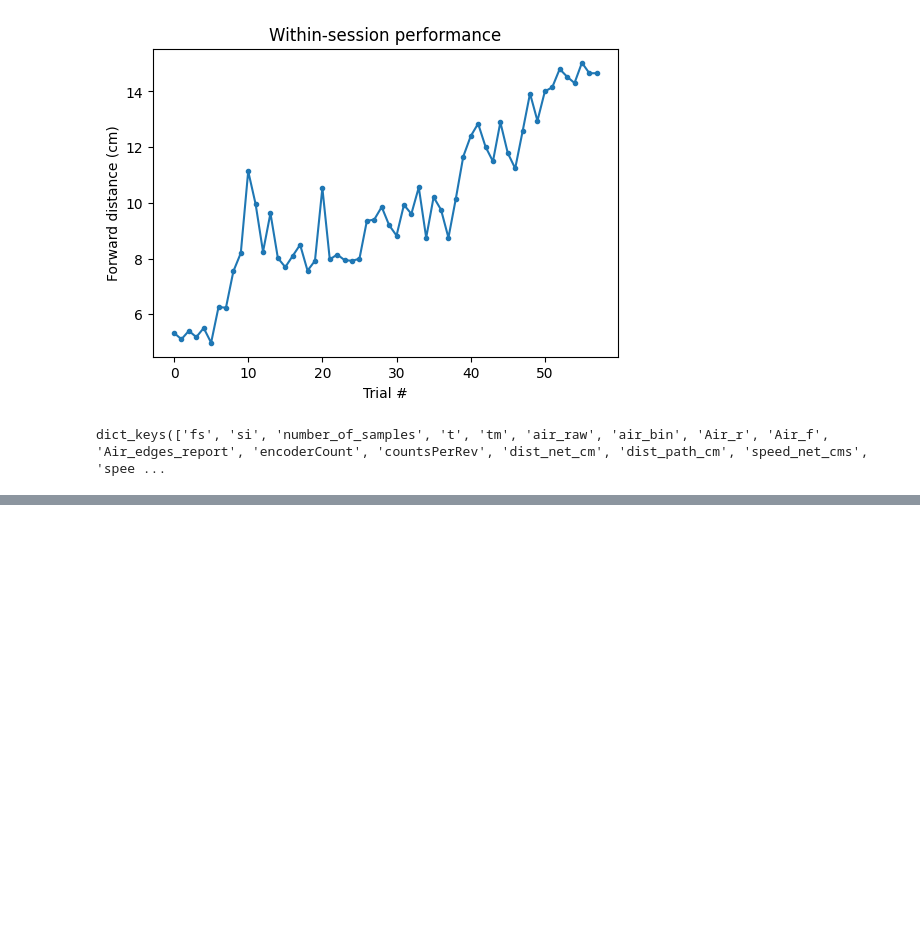
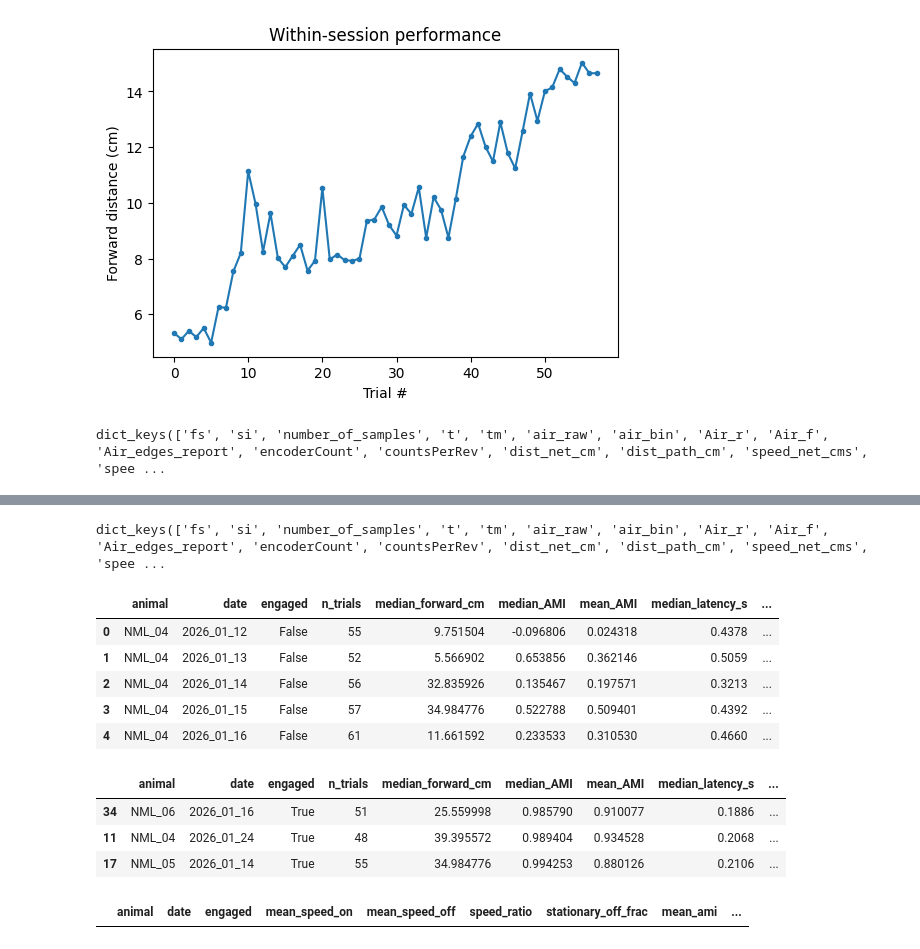
Before and after one commit to neuromomentumlab/Classical_Conditioning_Air_Wheel, a Jupyter notebook: Python/notebooks/ami.ipynb, the cells around one changed output, grey strips where cells are left out. Cells and saved outputs as stored; diff of their text form; code cells hidden in the pictures; blank space fills up the shorter version.

```diff
--- a/Python/notebooks/ami.ipynb
+++ b/Python/notebooks/ami.ipynb
@@ -87,0 +112,33 @@ trial_df.head()
+# %%
+b = results["NML_04"]["2026_01_12"]
+print(b.keys())
+# %% [output]
+dict_keys(['fs', 'si', 'number_of_samples', 't', 'tm', 'air_raw', 'air_bin', 'Air_r', 'Air_f', 'Air_edges_report', 'encoderCount', 'countsPerRev', 'dist_net_cm', 'dist_path_cm', 'speed_net_cms', 'spee ...
+# %%
+session_df = bm.build_session_summary(results, speed_ratio_thr=1.0, ami_thr=0.3, off_frac_thr=0.6, speed_thresh=1.0)
+session_df.head()
+# %% [output]
+|  | animal | date | engaged | n_trials | median_forward_cm | median_AMI | mean_AMI | median_latency_s | ... |
+| 0 | NML_04 | 2026_01_12 | False | 55 | 9.751504 | -0.096806 | 0.024318 | 0.4378 | ... |
+| 1 | NML_04 | 2026_01_13 | False | 52 | 5.566902 | 0.653856 | 0.362146 | 0.5059 | ... |
+| 2 | NML_04 | 2026_01_14 | False | 56 | 32.835926 | 0.135467 | 0.197571 | 0.3213 | ... |
+| 3 | NML_04 | 2026_01_15 | False | 57 | 34.984776 | 0.522788 | 0.509401 | 0.4392 | ... |
+| 4 | NML_04 | 2026_01_16 | False | 61 | 11.661592 | 0.233533 | 0.310530 | 0.4660 | ... |
+# %%
+best_sessions = (
+    session_df
+    .sort_values("speed_ratio", ascending=False)
+    .groupby("animal")
+    .head(1)
+)
+best_sessions
+# %% [output]
+|  | animal | date | engaged | n_trials | median_forward_cm | median_AMI | mean_AMI | median_latency_s | ... |
+| 34 | NML_06 | 2026_01_16 | True | 51 | 25.559998 | 0.985790 | 0.910077 | 0.1886 | ... |
+| 11 | NML_04 | 2026_01_24 | True | 48 | 39.395572 | 0.989404 | 0.934528 | 0.2068 | ... |
+| 17 | NML_05 | 2026_01_14 | True | 55 | 34.984776 | 0.994253 | 0.880126 | 0.2106 | ... |
+# %%
+engaged_df = session_df[session_df["engaged"]]
+engaged_df
+# %% [output]
+|  | animal | date | engaged | mean_speed_on | mean_speed_off | speed_ratio | stationary_off_frac | mean_ami | ... |
```
Also changed, not shown: parts of 6 cells of this notebook, 2 other files.
